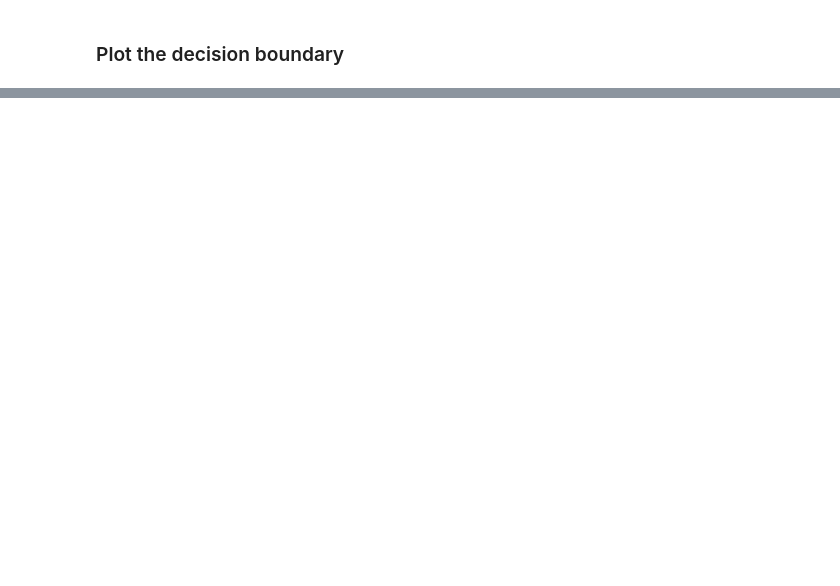
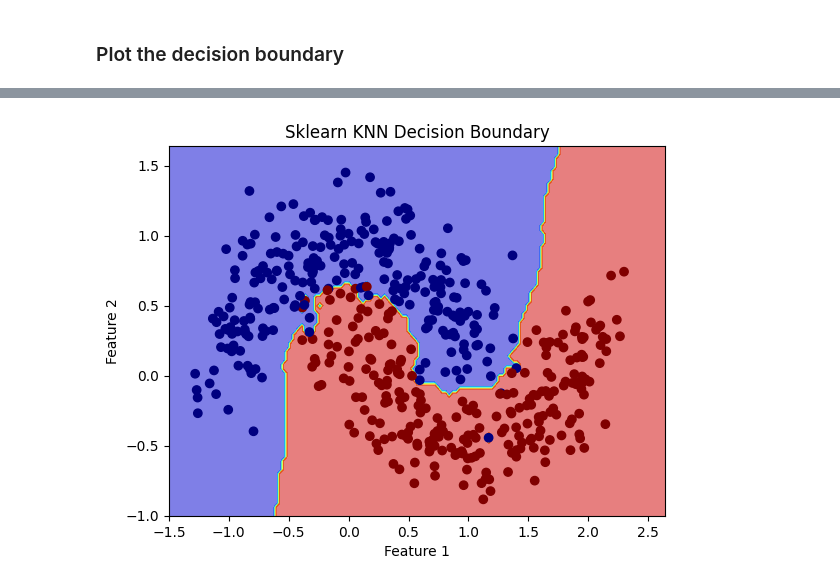
Before and after one commit to gmum/FeNeC, a Jupyter notebook: sample_moons.ipynb, the cells around one changed output, grey strips where cells are left out. Cells and saved outputs as stored; diff of their text form; code cells hidden in the pictures; blank space fills up the shorter version.

```diff
--- a/sample_moons.ipynb
+++ b/sample_moons.ipynb
@@ -60,0 +72,15 @@ plt.show()
+# %%
+xx, yy = np.meshgrid(np.arange(-1.5, 2.65, 0.03), np.arange(-1, 1.65, 0.03))
+pred_grid = knn2.predict(torch.tensor(np.stack([xx.flatten(), yy.flatten()], axis=-1), dtype=torch.float32,
+                                     device=device).cpu())
+
+plt.contourf(xx, yy, pred_grid.reshape(xx.shape), alpha=0.5, cmap='jet')
+plt.scatter(X_train[:, 0].cpu(), X_train[:, 1].cpu(), c=y_train.cpu(), cmap='jet')
+plt.xlim(xx.min(), xx.max())
+plt.ylim(yy.min(), yy.max())
+plt.xlabel('Feature 1')
+plt.ylabel('Feature 2')
+plt.title('Sklearn KNN Decision Boundary')
+plt.show()
+# %% [output]
+[figure, added]
```
Also changed, not shown: parts of 5 cells of this notebook, 1 other file.
